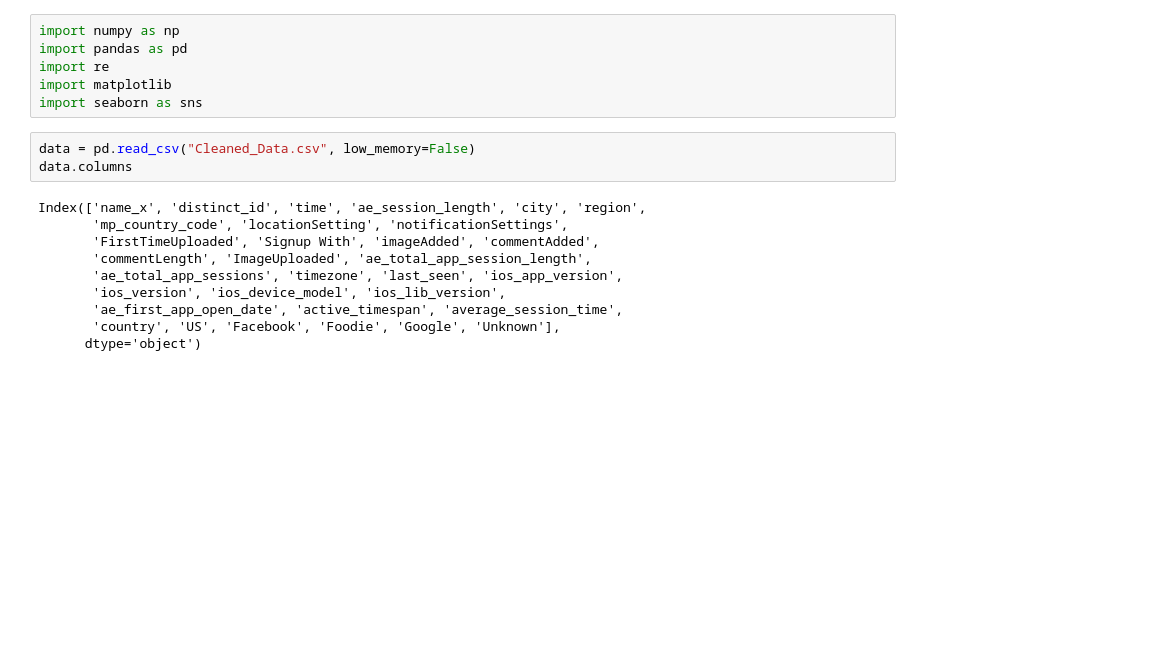
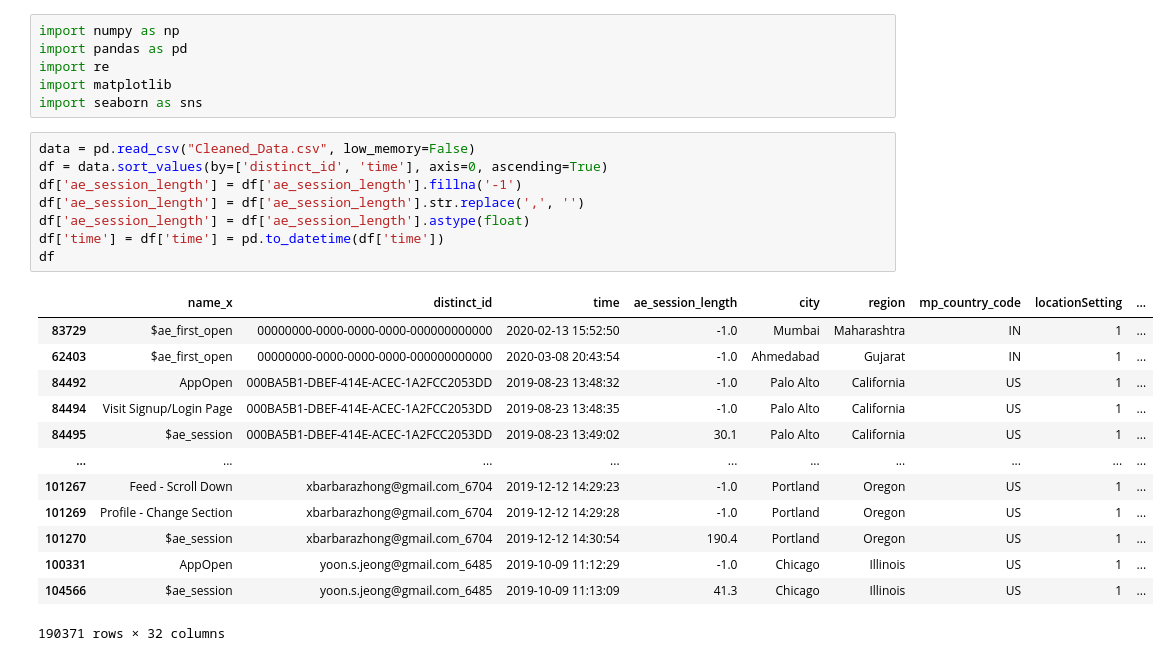
Before and after one commit to prkrishnan1/Simmer_DSS_SP20_Project_1, a Jupyter notebook: Metrics_Charles.ipynb, the cells around one changed output. Saved outputs shown, nothing was run; the diff lists cells and outputs as text; blank space fills up the shorter version.

```diff
--- a/Metrics_Charles.ipynb
+++ b/Metrics_Charles.ipynb
@@ -6,16 +6,25 @@ import pandas as pd
 import re
 import matplotlib
 import seaborn as sns
-# %%
-data = pd.read_csv("Cleaned_Data.csv", low_memory=False)
-data.columns
-# %% [output]
-Index(['name_x', 'distinct_id', 'time', 'ae_session_length', 'city', 'region',
-       'mp_country_code', 'locationSetting', 'notificationSettings',
-       'FirstTimeUploaded', 'Signup With', 'imageAdded', 'commentAdded',
-       'commentLength', 'ImageUploaded', 'ae_total_app_session_length',
-       'ae_total_app_sessions', 'timezone', 'last_seen', 'ios_app_version',
-       'ios_version', 'ios_device_model', 'ios_lib_version',
-       'ae_first_app_open_date', 'active_timespan', 'average_session_time',
-       'country', 'US', 'Facebook', 'Foodie', 'Google', 'Unknown'],
-      dtype='object')
+# %%
+data = pd.read_csv("Cleaned_Data.csv", low_memory=False)
+df = data.sort_values(by=['distinct_id', 'time'], axis=0, ascending=True)
+df['ae_session_length'] = df['ae_session_length'].fillna('-1')
+df['ae_session_length'] = df['ae_session_length'].str.replace(',', '')
+df['ae_session_length'] = df['ae_session_length'].astype(float)
+df['time'] = df['time'] = pd.to_datetime(df['time'])
+df
+# %% [output]
+|  | name_x | distinct_id | time | ae_session_length | city | region | mp_country_code | locationSetting | ... |
+| 83729 | $ae_first_open | 00000000-0000-0000-0000-000000000000 | 2020-02-13 15:52:50 | -1.0 | Mumbai | Maharashtra | IN | 1 | ... |
+| 62403 | $ae_first_open | 00000000-0000-0000-0000-000000000000 | 2020-03-08 20:43:54 | -1.0 | Ahmedabad | Gujarat | IN | 1 | ... |
+| 84492 | AppOpen | 000BA5B1-DBEF-414E-ACEC-1A2FCC2053DD | 2019-08-23 13:48:32 | -1.0 | Palo Alto | California | US | 1 | ... |
+| 84494 | Visit Signup/Login Page | 000BA5B1-DBEF-414E-ACEC-1A2FCC2053DD | 2019-08-23 13:48:35 | -1.0 | Palo Alto | California | US | 1 | ... |
+| 84495 | $ae_session | 000BA5B1-DBEF-414E-ACEC-1A2FCC2053DD | 2019-08-23 13:49:02 | 30.1 | Palo Alto | California | US | 1 | ... |
+| ... | ... | ... | ... | ... | ... | ... | ... | ... | ... |
+| 101267 | Feed - Scroll Down | xbarbarazhong@gmail.com_6704 | 2019-12-12 14:29:23 | -1.0 | Portland | Oregon | US | 1 | ... |
+| 101269 | Profile - Change Section | xbarbarazhong@gmail.com_6704 | 2019-12-12 14:29:28 | -1.0 | Portland | Oregon | US | 1 | ... |
+| 101270 | $ae_session | xbarbarazhong@gmail.com_6704 | 2019-12-12 14:30:54 | 190.4 | Portland | Oregon | US | 1 | ... |
+| 100331 | AppOpen | yoon.s.jeong@gmail.com_6485 | 2019-10-09 11:12:29 | -1.0 | Chicago | Illinois | US | 1 | ... |
+| 104566 | $ae_session | yoon.s.jeong@gmail.com_6485 | 2019-10-09 11:13:09 | 41.3 | Chicago | Illinois | US | 1 | ... |
+190371 rows × 32 columns
```
Also changed, not shown: parts of 3 cells of this notebook, 1 other file.
